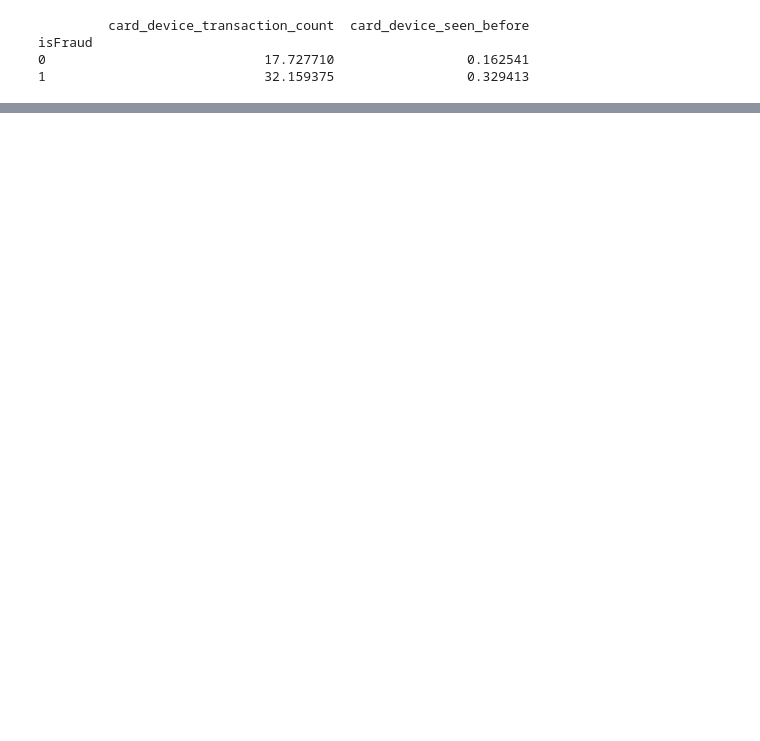
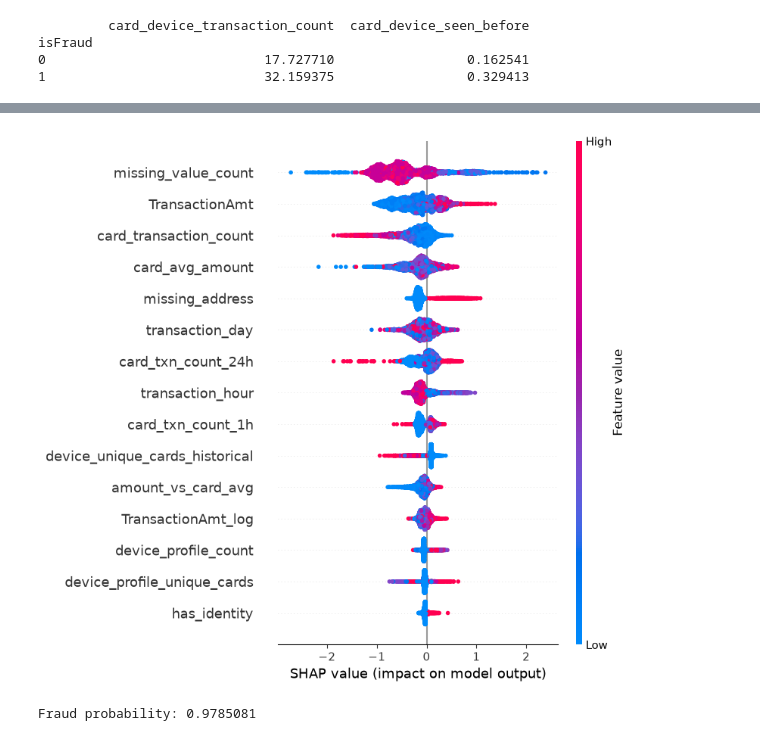
Before and after one commit to GauravSehgal12/fraud_detection_agent, a Jupyter notebook: notebooks/data_exploration.ipynb, the cells around one changed output, grey strips where cells are left out. Cells and saved outputs as stored; diff of their text form; code cells hidden in the pictures; blank space fills up the shorter version.

```diff
--- a/notebooks/data_exploration.ipynb
+++ b/notebooks/data_exploration.ipynb
@@ -737,0 +1122,12 @@ ImportError: cannot import name 'INITIAL_FEATURES' from 'src.models.features' (c
+# %%
+from src.models.xgboost_model import build_xgboost_model
+
+xgb_model = build_xgboost_model(y_train)
+
+xgb_model.fit(
+    X_train,
+    y_train,
+    verbose=True
+)
+
+print("XGBoost trained successfully.")
@@ -737,0 +1344,19 @@ ImportError: cannot import name 'INITIAL_FEATURES' from 'src.models.features' (c
+# %%
+import shap
+
+explainer = shap.TreeExplainer(
+    xgb_model
+)
+# %%
+X_val_sample = X_val.sample(
+    n=min(5000, len(X_val)),
+    random_state=42
+)
+
+y_val_sample = y_val.loc[
+    X_val_sample.index
+]
+# %%
+shap_values = explainer.shap_values(
+    X_val_sample
+)
@@ -737,0 +1418,8 @@ ImportError: cannot import name 'INITIAL_FEATURES' from 'src.models.features' (c
+# %%
+shap.summary_plot(
+    shap_values,
+    X_val_sample,
+    max_display=15
+)
+# %% [output]
+[figure, added]
@@ -737,0 +1430,11 @@ ImportError: cannot import name 'INITIAL_FEATURES' from 'src.models.features' (c
+# %%
+high_risk_idx = np.argmax(
+    sample_probabilities
+)
+
+print(
+    "Fraud probability:",
+    sample_probabilities[high_risk_idx]
+)
+# %% [output]
+Fraud probability: 0.9785081
```
Also changed, not shown: parts of 80 cells of this notebook, 1 other file.
